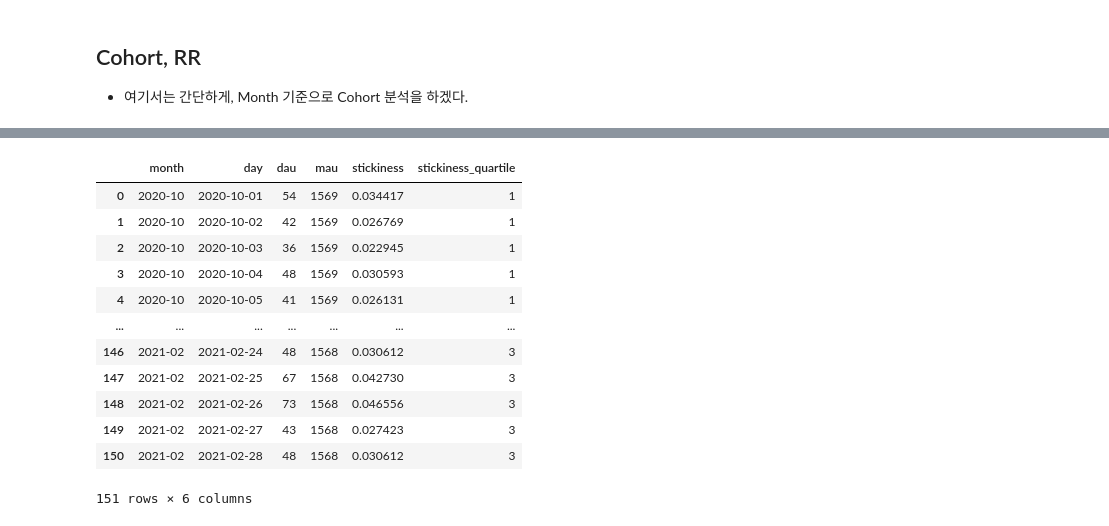
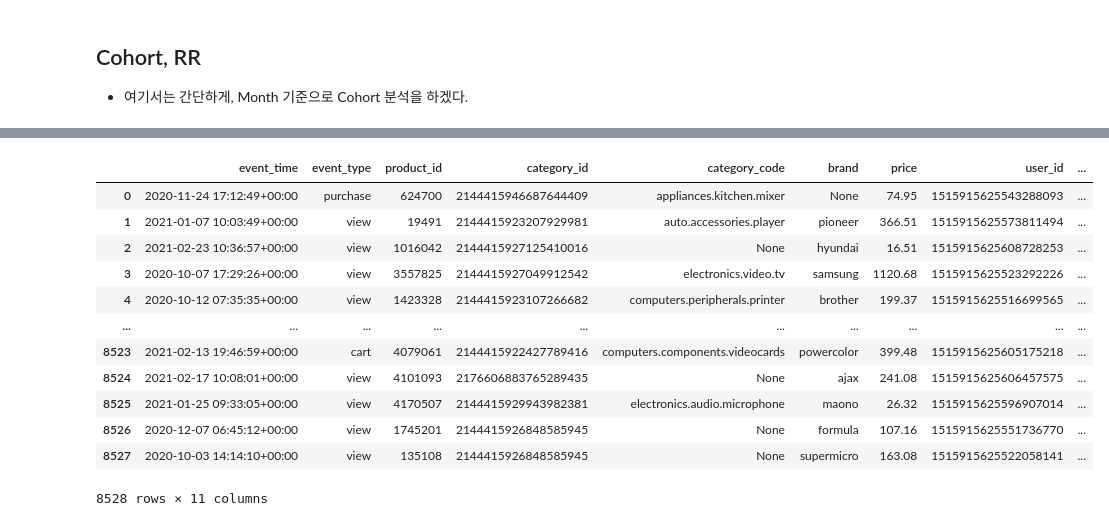
Before and after one commit to tkasod2/TIL, a Jupyter notebook: prj_analysis/Ecommerce_pandas_with_sqlite_exercise.ipynb, the cells around one changed output, grey strips where cells are left out. Cells and saved outputs as stored; diff of their text form; code cells hidden in the pictures.

```diff
--- a/prj_analysis/Ecommerce_pandas_with_sqlite_exercise.ipynb
+++ b/prj_analysis/Ecommerce_pandas_with_sqlite_exercise.ipynb
@@ -30,7 +30,7 @@ conn = sqlite3.connect(dbpath)
 def SQL(query):
   cur = conn.cursor()
   cur.execute(query)
-  df = pd.read_sql_query(query, conn)
+  df = pd.read_sql_query(query, conn,index_col = 'index')
   # return cur.fetchall()
   return df
 # %%
@@ -352,37 +288,16 @@ df_cohort.groupby(['user_id','date_time'])['user_session'].nunique().reset_index
-# %%
-query =\
-'''
-with t as (
-select a.*,strftime('%Y-%m-%d',a.event_time) as day, strftime('%Y-%m',a.event_time) as month
--- ,date(a.event_time)
--- ,strftime('%Y-%m-%d - %H:%M:%S - %f',a.event_time)
--- ,stftime()
-from user_data as a
-where 1=1
-and month > '2020-09'
--- and category_code is null
-order by event_time
-)
-select
-daily.month,day,dau,mau, 1.0*dau/mau as stickiness
-,ntile(3) over(partition by dau/mau) as stickiness_quartile
-from (select month,day,count(distinct user_id) as dau from t group by day) daily
-left join (select month,count(distinct user_id) as mau from t group by month) monthly
-on daily.month = monthly.month
-;
-'''
-SQL(query)
-# %% [output]
-|  | month | day | dau | mau | stickiness | stickiness_quartile |
-| 0 | 2020-10 | 2020-10-01 | 54 | 1569 | 0.034417 | 1 |
-| 1 | 2020-10 | 2020-10-02 | 42 | 1569 | 0.026769 | 1 |
-| 2 | 2020-10 | 2020-10-03 | 36 | 1569 | 0.022945 | 1 |
-| 3 | 2020-10 | 2020-10-04 | 48 | 1569 | 0.030593 | 1 |
-| 4 | 2020-10 | 2020-10-05 | 41 | 1569 | 0.026131 | 1 |
-| ... | ... | ... | ... | ... | ... | ... |
-| 146 | 2021-02 | 2021-02-24 | 48 | 1568 | 0.030612 | 3 |
-| 147 | 2021-02 | 2021-02-25 | 67 | 1568 | 0.042730 | 3 |
-| 148 | 2021-02 | 2021-02-26 | 73 | 1568 | 0.046556 | 3 |
-| 149 | 2021-02 | 2021-02-27 | 43 | 1568 | 0.027423 | 3 |
-| 150 | 2021-02 | 2021-02-28 | 48 | 1568 | 0.030612 | 3 |
-151 rows × 6 columns
+# %%
+df
+# %% [output]
+|  | event_time | event_type | product_id | category_id | category_code | brand | price | user_id | ... |
+| 0 | 2020-11-24 17:12:49+00:00 | purchase | 624700 | 2144415946687644409 | appliances.kitchen.mixer | None | 74.95 | 1515915625543288093 | ... |
+| 1 | 2021-01-07 10:03:49+00:00 | view | 19491 | 2144415923207929981 | auto.accessories.player | pioneer | 366.51 | 1515915625573811494 | ... |
+| 2 | 2021-02-23 10:36:57+00:00 | view | 1016042 | 2144415927125410016 | None | hyundai | 16.51 | 1515915625608728253 | ... |
+| 3 | 2020-10-07 17:29:26+00:00 | view | 3557825 | 2144415927049912542 | electronics.video.tv | samsung | 1120.68 | 1515915625523292226 | ... |
+| 4 | 2020-10-12 07:35:35+00:00 | view | 1423328 | 2144415923107266682 | computers.peripherals.printer | brother | 199.37 | 1515915625516699565 | ... |
+| ... | ... | ... | ... | ... | ... | ... | ... | ... | ... |
+| 8523 | 2021-02-13 19:46:59+00:00 | cart | 4079061 | 2144415922427789416 | computers.components.videocards | powercolor | 399.48 | 1515915625605175218 | ... |
+| 8524 | 2021-02-17 10:08:01+00:00 | view | 4101093 | 2176606883765289435 | None | ajax | 241.08 | 1515915625606457575 | ... |
+| 8525 | 2021-01-25 09:33:05+00:00 | view | 4170507 | 2144415929943982381 | electronics.audio.microphone | maono | 26.32 | 1515915625596907014 | ... |
+| 8526 | 2020-12-07 06:45:12+00:00 | view | 1745201 | 2144415926848585945 | None | formula | 107.16 | 1515915625551736770 | ... |
+| 8527 | 2020-10-03 14:14:10+00:00 | view | 135108 | 2144415926848585945 | None | supermicro | 163.08 | 1515915625522058141 | ... |
+8528 rows × 11 columns
```
Also changed, not shown: parts of 13 cells of this notebook.
